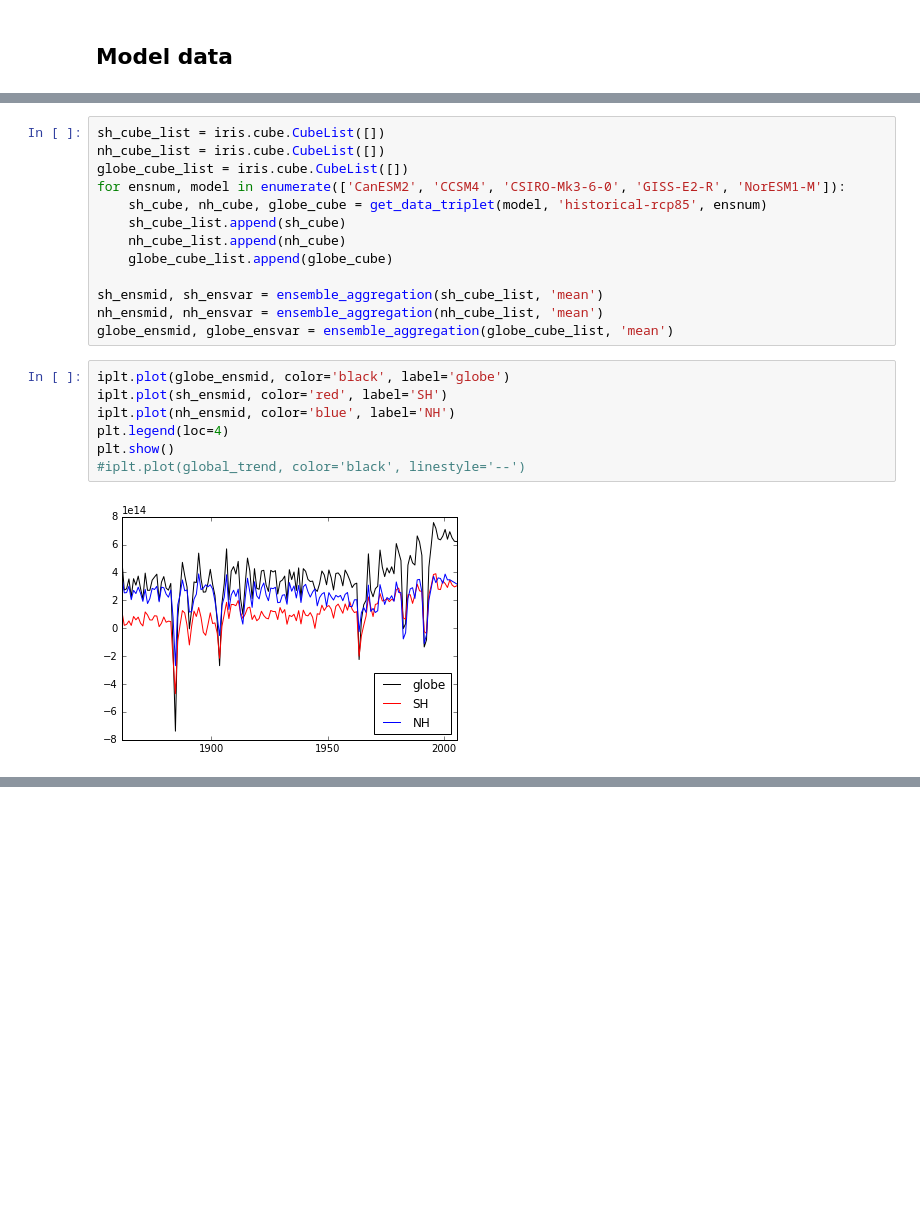
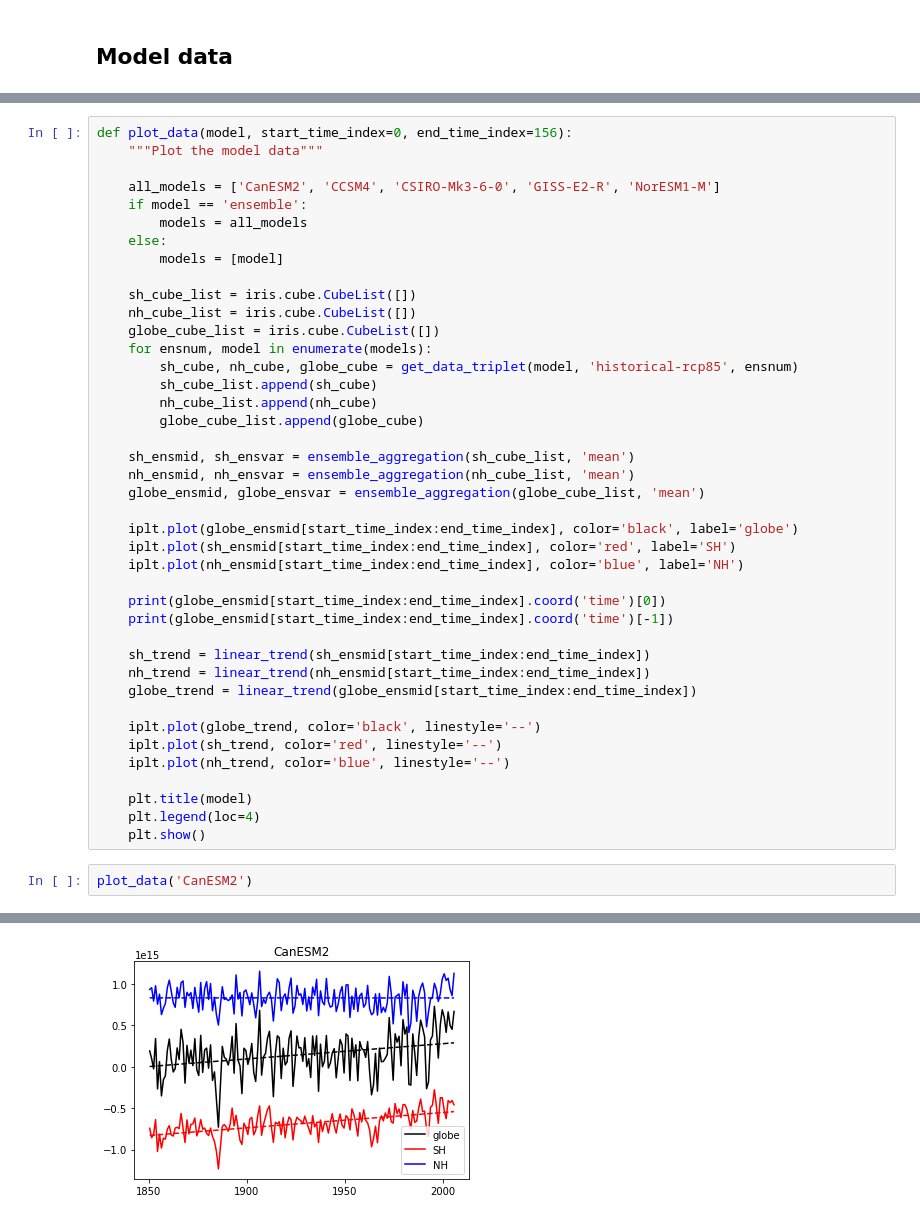
Before and after one commit to DamienIrving/ocean-analysis, a Jupyter notebook: development/EBAF-TOA.ipynb, the cells around one changed output, grey strips where cells are left out. Drawn from its saved outputs; the diff is of its cells as text; blank space fills up the shorter version.

Commit message:
Looking at individual models

```diff
--- a/development/EBAF-TOA.ipynb
+++ b/development/EBAF-TOA.ipynb
@@ -384,25 +445,47 @@ def ensemble_aggregation(cube_list, operator):
         ensemble_spread = None
 
     return ensemble_agg, ensemble_spread
-# %%
-sh_cube_list = iris.cube.CubeList([])
-nh_cube_list = iris.cube.CubeList([])
-globe_cube_list = iris.cube.CubeList([])
-for ensnum, model in enumerate(['CanESM2', 'CCSM4', 'CSIRO-Mk3-6-0', 'GISS-E2-R', 'NorESM1-M']):
-    sh_cube, nh_cube, globe_cube = get_data_triplet(model, 'historical-rcp85', ensnum)
-    sh_cube_list.append(sh_cube)
-    nh_cube_list.append(nh_cube)
-    globe_cube_list.append(globe_cube)
-
-sh_ensmid, sh_ensvar = ensemble_aggregation(sh_cube_list, 'mean')
-nh_ensmid, nh_ensvar = ensemble_aggregation(nh_cube_list, 'mean')
-globe_ensmid, globe_ensvar = ensemble_aggregation(globe_cube_list, 'mean')
-# %%
-iplt.plot(globe_ensmid, color='black', label='globe')
-iplt.plot(sh_ensmid, color='red', label='SH')
-iplt.plot(nh_ensmid, color='blue', label='NH')
-plt.legend(loc=4)
-plt.show()
-#iplt.plot(global_trend, color='black', linestyle='--')
-# %% [output]
-[figure, removed]
+# %%
+def plot_data(model, start_time_index=0, end_time_index=156):
+    """Plot the model data"""
+
+    all_models = ['CanESM2', 'CCSM4', 'CSIRO-Mk3-6-0', 'GISS-E2-R', 'NorESM1-M']
+    if model == 'ensemble':
+        models = all_models
+    else:
+        models = [model]
+
+    sh_cube_list = iris.cube.CubeList([])
+    nh_cube_list = iris.cube.CubeList([])
+    globe_cube_list = iris.cube.CubeList([])
+    for ensnum, model in enumerate(models):
+        sh_cube, nh_cube, globe_cube = get_data_triplet(model, 'historical-rcp85', ensnum)
+        sh_cube_list.append(sh_cube)
+        nh_cube_list.append(nh_cube)
+        globe_cube_list.append(globe_cube)
+
+    sh_ensmid, sh_ensvar = ensemble_aggregation(sh_cube_list, 'mean')
+    nh_ensmid, nh_ensvar = ensemble_aggregation(nh_cube_list, 'mean')
+    globe_ensmid, globe_ensvar = ensemble_aggregation(globe_cube_list, 'mean')
+
+    iplt.plot(globe_ensmid[start_time_index:end_time_index], color='black', label='globe')
+    iplt.plot(sh_ensmid[start_time_index:end_time_index], color='red', label='SH')
+    iplt.plot(nh_ensmid[start_time_index:end_time_index], color='blue', label='NH')
+
+    print(globe_ensmid[start_time_index:end_time_index].coord('time')[0])
+    print(globe_ensmid[start_time_index:end_time_index].coord('time')[-1])
+
+    sh_trend = linear_trend(sh_ensmid[start_time_index:end_time_index])
+    nh_trend = linear_trend(nh_ensmid[start_time_index:end_time_index])
+    globe_trend = linear_trend(globe_ensmid[start_time_index:end_time_index])
+
+    iplt.plot(globe_trend, color='black', linestyle='--')
+    iplt.plot(sh_trend, color='red', linestyle='--')
+    iplt.plot(nh_trend, color='blue', linestyle='--')
+
+    plt.title(model)
+    plt.legend(loc=4)
+    plt.show()
+# %%
+plot_data('CanESM2')
+# %% [output]
@@ -408,0 +500 @@ plt.show()
+[figure, added]
```
Also changed, not shown: parts of 27 cells of this notebook.
